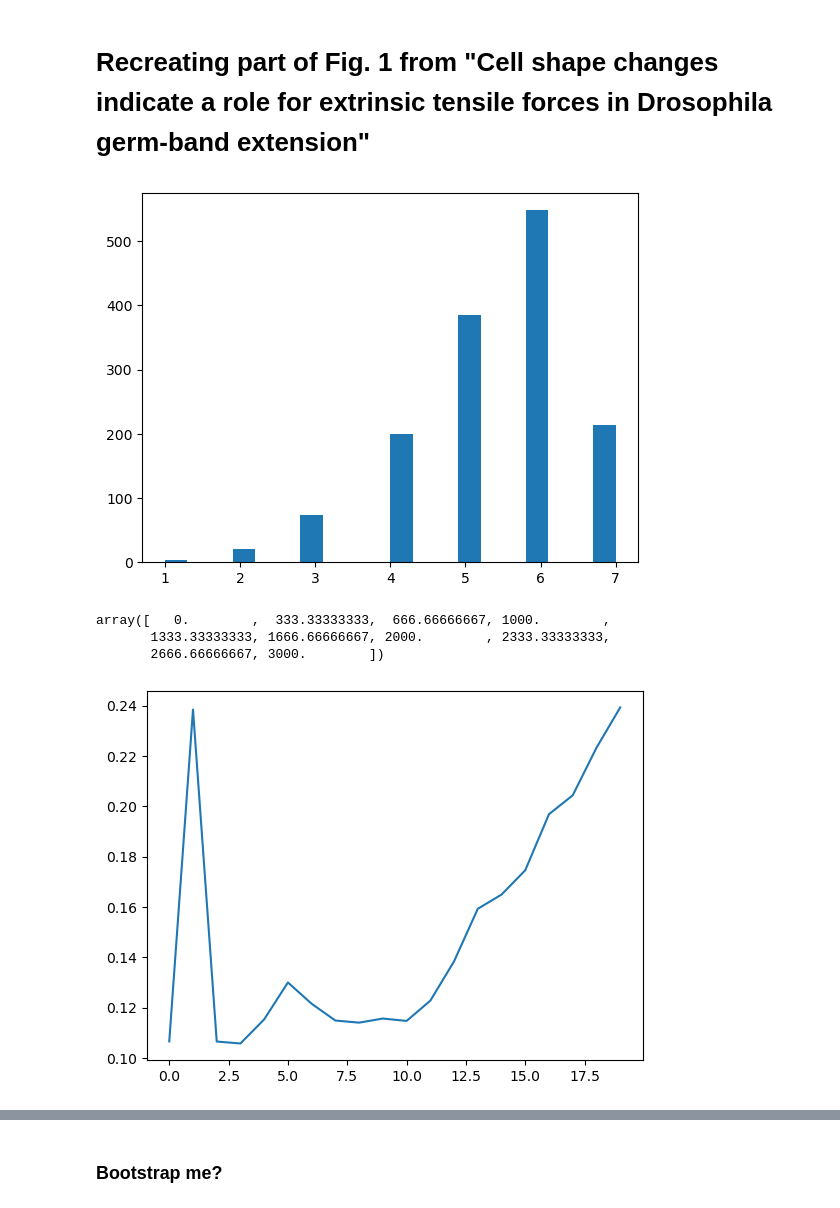
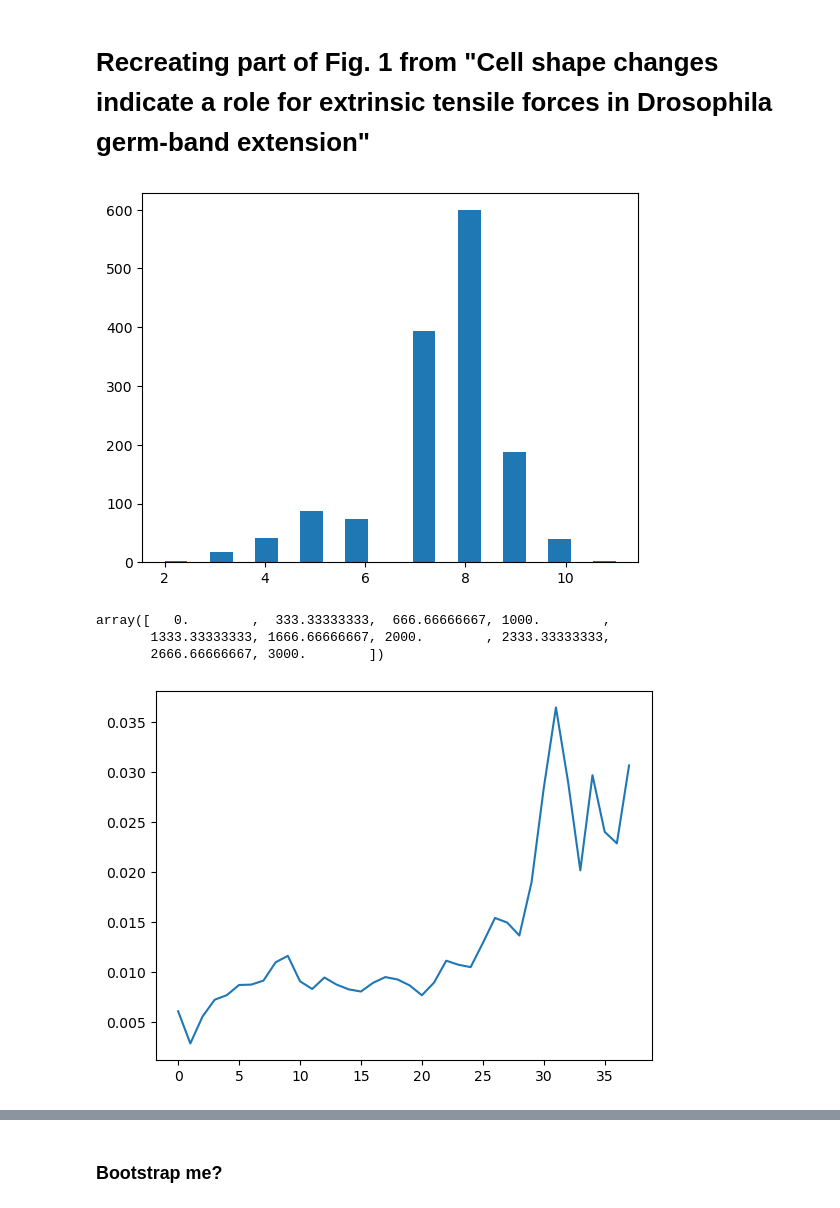
Before and after one commit to JakobSchauser/Thesis, a Jupyter notebook: CompareToData/StrainExtrinsic/StrainIntrinsic.ipynb, the cells around one changed output, grey strips where cells are left out. Drawn from its saved outputs; the diff is of its cells as text; code cells hidden in the pictures.

```diff
--- a/CompareToData/StrainExtrinsic/StrainIntrinsic.ipynb
+++ b/CompareToData/StrainExtrinsic/StrainIntrinsic.ipynb
@@ -19,19 +19,19 @@ positions = positions[:, properties == 1, :]
 # %%
 # find  neighbors
 def find_neighbors(positions, r):
     neighbors = []
     for i in range(positions.shape[0]):
         dist = np.linalg.norm(positions - positions[i], axis=1)
         neighbors.append(np.where(dist < r)[0])
     return neighbors
 
-neighbors = find_neighbors(positions[0], 2)
+neighbors = find_neighbors(positions[0], 3)
 
 plt.hist([len(n) for n in neighbors], bins=20)
 
 plt.show()
 # %% [output]
-[figure, old version]
+[figure, new version]
 # %%
 np.linspace(0, len(positions)-1, 10)
 # %% [output]
@@ -45,8 +45,8 @@ ts = np.linspace(0, len(positions)-1, 50).astype(int)
 all_l_width_changes = []
 all_phi_width_changes = []
 
-for t_index in range(20, len(ts)):
-    t0 = ts[t_index-20]
+for t_index in range(2, len(ts)):
+    t0 = ts[t_index-2]
     t1 = ts[t_index]
     # transform into cylindrical coordinates
     xx_first = positions[t0][:, 0]
@@ -105,4 +105,4 @@ y = np.mean(all_l_width_changes, axis=1)[10:]
 plt.plot(y)
 plt.show()
 # %% [output]
-[figure, old version]
+[figure, new version]
```
Also changed, not shown: parts of 2 cells of this notebook, 2 other files.
